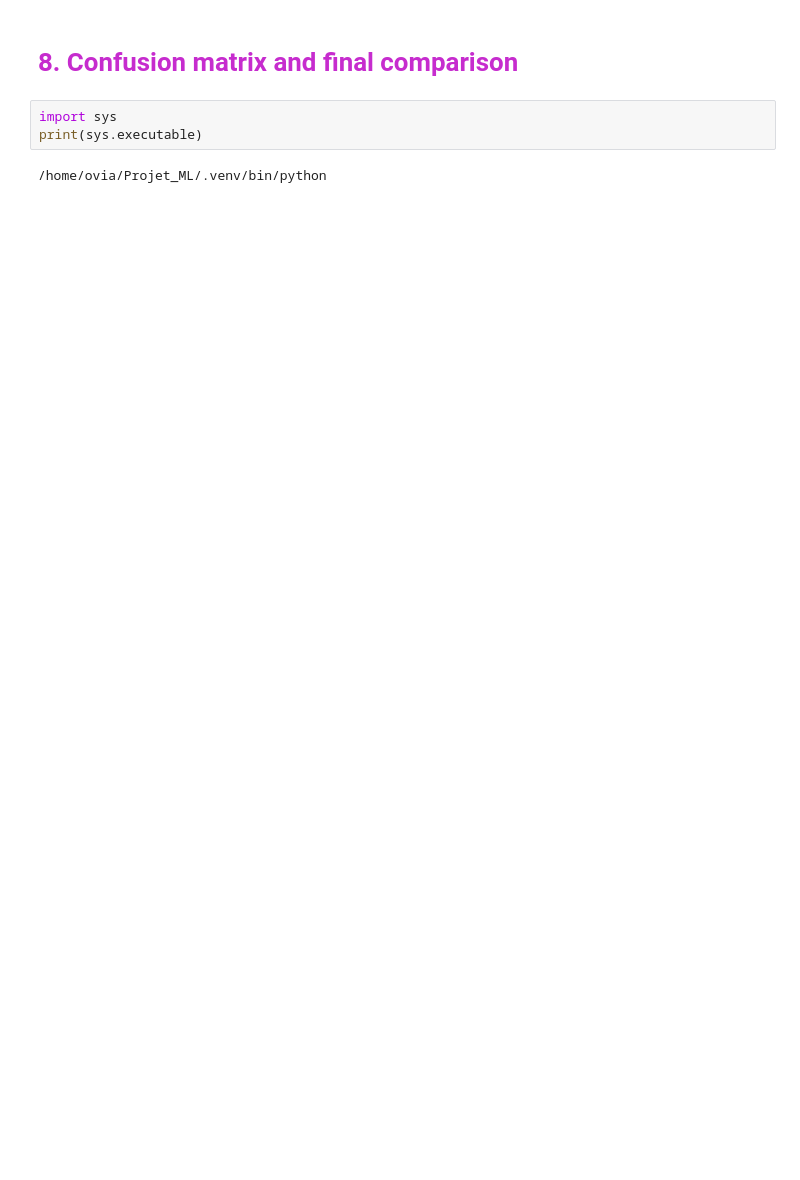
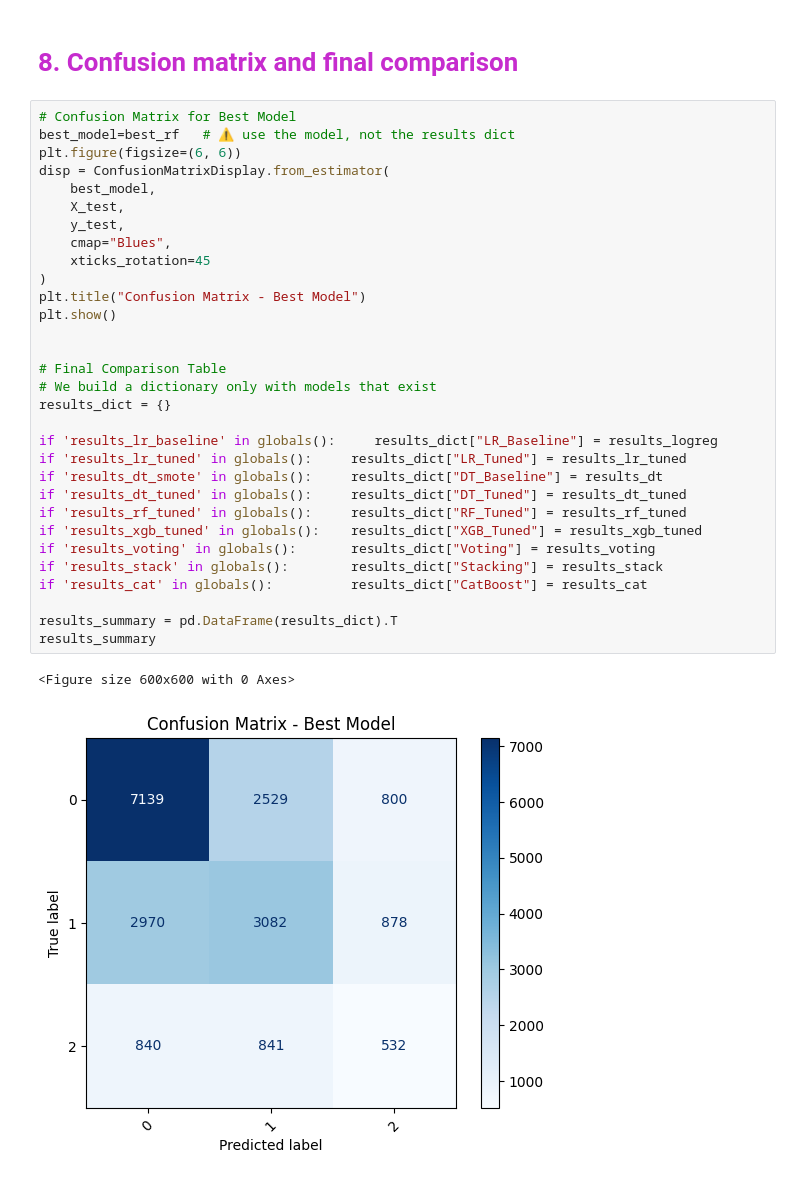
Before and after one commit to SandrineDaniel/Projet_ML, a Jupyter notebook: model_training_notebook.ipynb, the cells around one changed output. Drawn from its saved outputs; the diff is of its cells as text; blank space fills up the shorter version.

Commit message:
Update notebooks (no large data files)

```diff
--- a/model_training_notebook.ipynb
+++ b/model_training_notebook.ipynb
@@ -736,7 +688,36 @@ results_cat
 # %% [markdown]
 # <font color='#c62cce'> <b>8. Confusion matrix and final comparison   </b></font>
-# %%
-import sys
-print(sys.executable)
-# %% [output]
-/home/ovia/Projet_ML/.venv/bin/python
+# %%
+# Confusion Matrix for Best Model
+best_model=best_rf   # ⚠️ use the model, not the results dict
+plt.figure(figsize=(6, 6))
+disp = ConfusionMatrixDisplay.from_estimator(
+    best_model,
+    X_test,
+    y_test,
+    cmap="Blues",
+    xticks_rotation=45
+)
+plt.title("Confusion Matrix - Best Model")
+plt.show()
+
+
+# Final Comparison Table
+# We build a dictionary only with models that exist
+results_dict = {}
+
+if 'results_lr_baseline' in globals():     results_dict["LR_Baseline"] = results_logreg
+if 'results_lr_tuned' in globals():     results_dict["LR_Tuned"] = results_lr_tuned
+if 'results_dt_smote' in globals():     results_dict["DT_Baseline"] = results_dt
+if 'results_dt_tuned' in globals():     results_dict["DT_Tuned"] = results_dt_tuned
+if 'results_rf_tuned' in globals():     results_dict["RF_Tuned"] = results_rf_tuned
+if 'results_xgb_tuned' in globals():    results_dict["XGB_Tuned"] = results_xgb_tuned
+if 'results_voting' in globals():       results_dict["Voting"] = results_voting
+if 'results_stack' in globals():        results_dict["Stacking"] = results_stack
+if 'results_cat' in globals():          results_dict["CatBoost"] = results_cat
+
+results_summary = pd.DataFrame(results_dict).T
+results_summary
+# %% [output]
+<Figure size 600x600 with 0 Axes>
+[figure, added]
```
Also changed, not shown: parts of 24 cells of this notebook, 1 other file.
